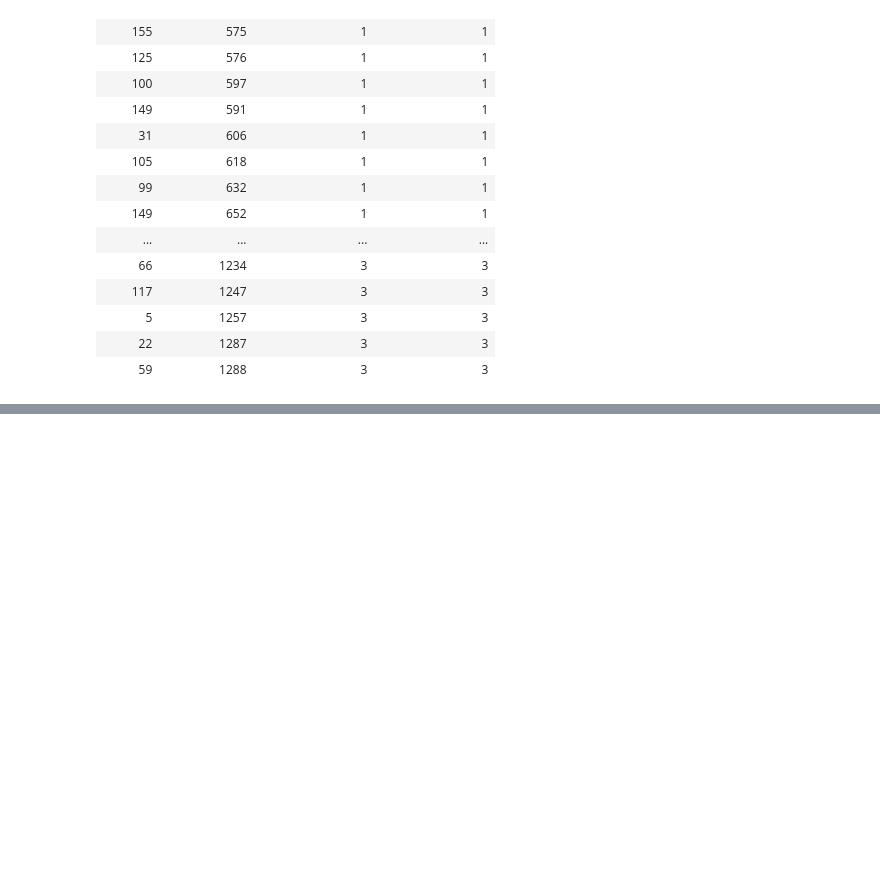
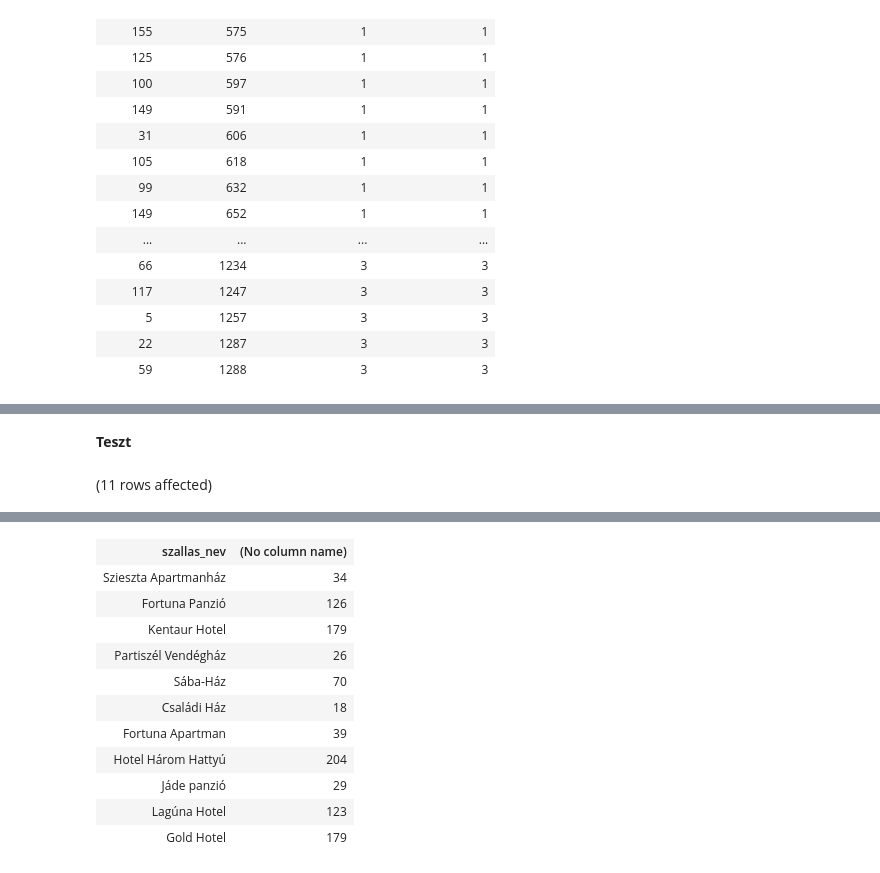
Before and after one commit to raczbeni007/sql_a25y1c, a Jupyter notebook: ZH.ipynb, the cells around one changed output, grey strips where cells are left out. Cells and saved outputs as stored; diff of their text form; code cells hidden in the pictures; blank space fills up the shorter version.

```diff
--- a/ZH.ipynb
+++ b/ZH.ipynb
@@ -66,0 +111,9 @@ Total execution time: 00:00:00.018
+# %% [markdown]
+**Teszt**
+# %%
+select szh.szallas_nev, count(f.FOGLALAS_PK)
+from szallashely szh join szoba sz on szh.SZALLAS_ID = sz.SZALLAS_FK
+join Foglalas f on f.SZOBA_FK=sz.SZOBA_ID
+group by szh.SZALLAS_NEV
+# %% [output]
+(11 rows affected)
@@ -66,0 +121,12 @@ Total execution time: 00:00:00.018
+| szallas_nev | (No column name) |
+| Szieszta Apartmanház | 34 |
+| Fortuna Panzió | 126 |
+| Kentaur Hotel | 179 |
+| Partiszél Vendégház | 26 |
+| Sába-Ház | 70 |
+| Családi Ház | 18 |
+| Fortuna Apartman | 39 |
+| Hotel Három Hattyú | 204 |
+| Jáde panzió | 29 |
+| Lagúna Hotel | 123 |
+| Gold Hotel | 179 |
```
Also changed, not shown: parts of 5 cells of this notebook.
